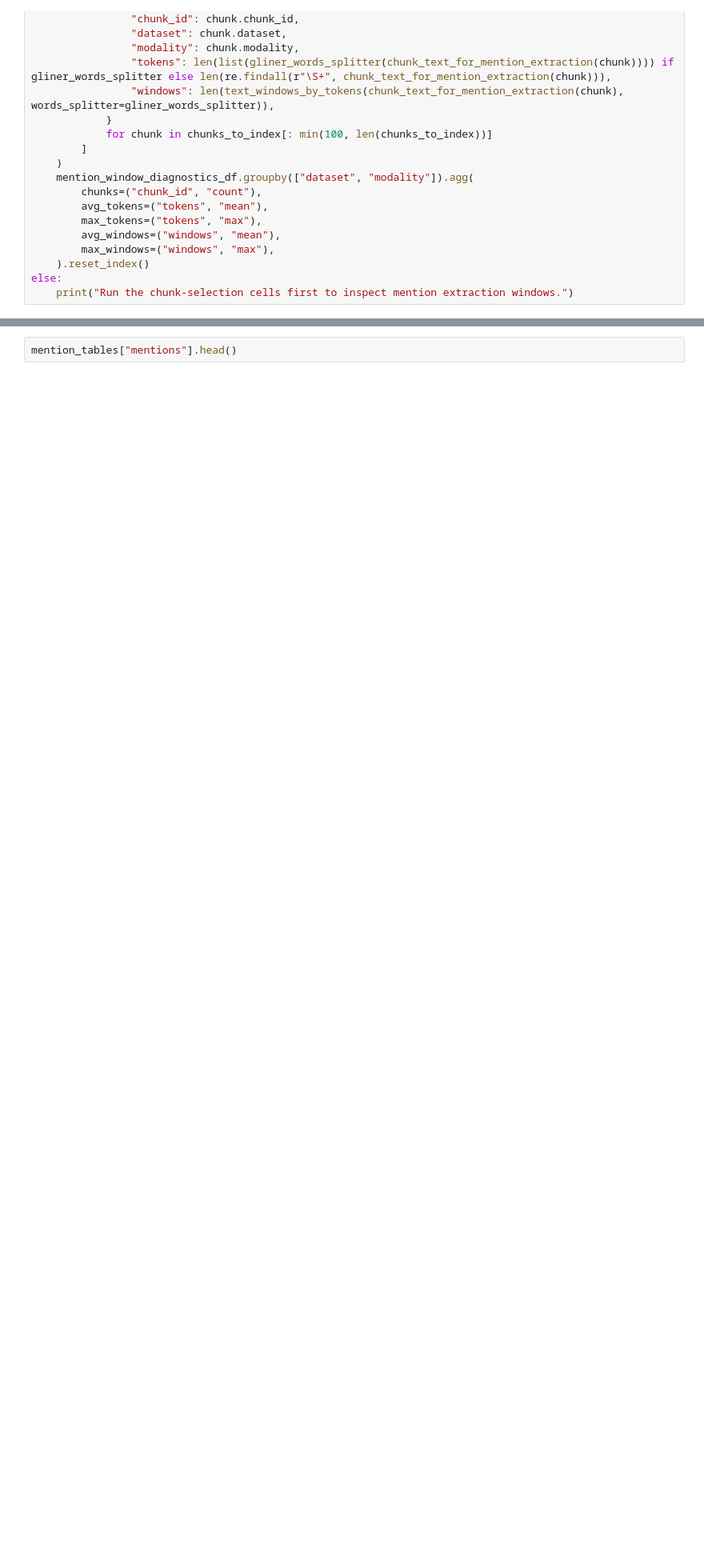
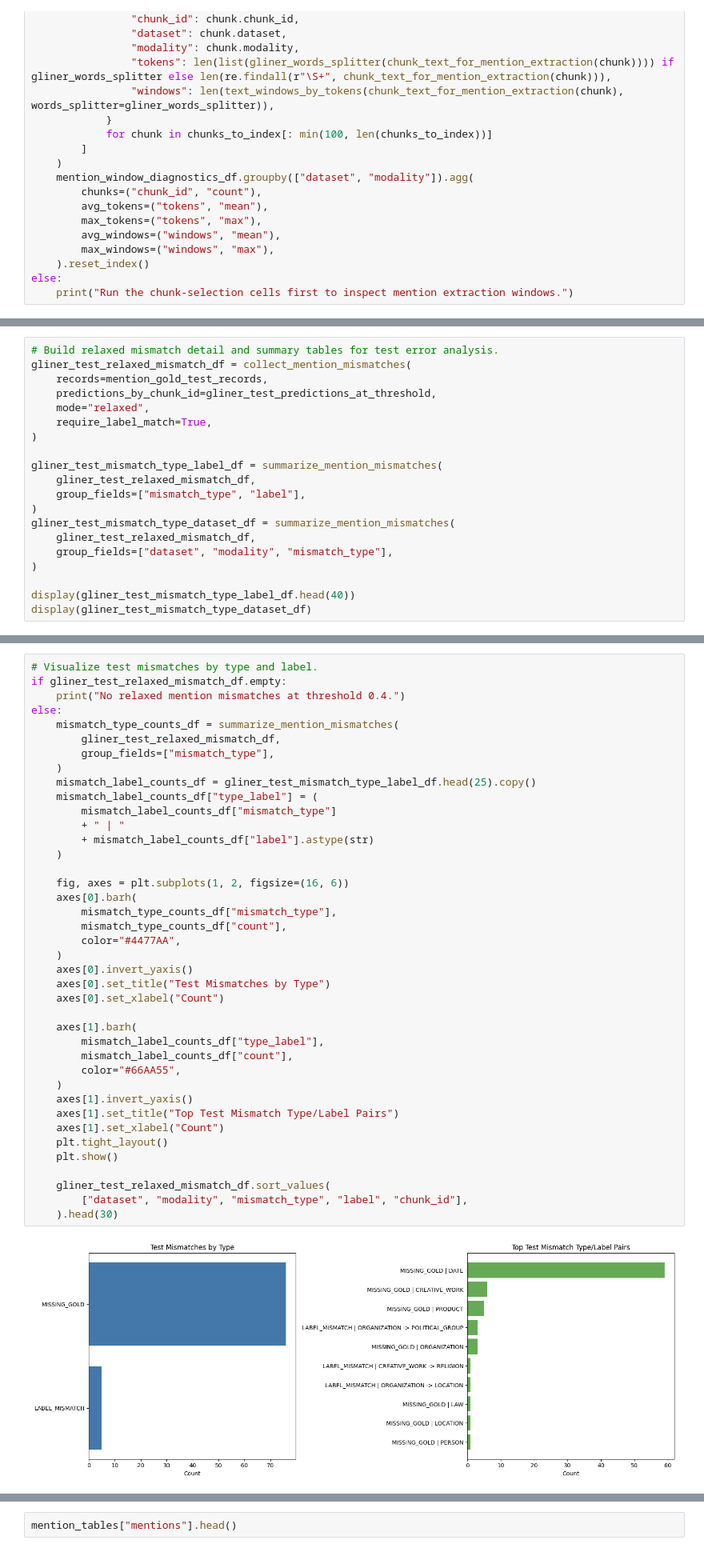
Before and after one commit to plminh-sdh/Design-and-Evaluation-of-Secure-Retrieval-Augmented-Systems-for-Large-Scale-Digital-Archives, a Jupyter notebook: Database.ipynb, the cells around one changed output, grey strips where cells are left out. Shown at 80% size. Drawn from its saved outputs; the diff is of its cells as text; blank space fills up the shorter version.

```diff
--- a/Database.ipynb
+++ b/Database.ipynb
@@ -2215,0 +2270,20 @@ Name: 15, dtype: object
+# %%
+# Build relaxed mismatch detail and summary tables for test error analysis.
+gliner_test_relaxed_mismatch_df = collect_mention_mismatches(
+    records=mention_gold_test_records,
+    predictions_by_chunk_id=gliner_test_predictions_at_threshold,
+    mode="relaxed",
+    require_label_match=True,
+)
+
+gliner_test_mismatch_type_label_df = summarize_mention_mismatches(
+    gliner_test_relaxed_mismatch_df,
+    group_fields=["mismatch_type", "label"],
+)
+gliner_test_mismatch_type_dataset_df = summarize_mention_mismatches(
+    gliner_test_relaxed_mismatch_df,
+    group_fields=["dataset", "modality", "mismatch_type"],
+)
+
+display(gliner_test_mismatch_type_label_df.head(40))
+display(gliner_test_mismatch_type_dataset_df)
@@ -2216,3 +2309,45 @@ Name: 15, dtype: object
+# %%
+# Visualize test mismatches by type and label.
+if gliner_test_relaxed_mismatch_df.empty:
+    print("No relaxed mention mismatches at threshold 0.4.")
+else:
+    mismatch_type_counts_df = summarize_mention_mismatches(
+        gliner_test_relaxed_mismatch_df,
+        group_fields=["mismatch_type"],
+    )
+    mismatch_label_counts_df = gliner_test_mismatch_type_label_df.head(25).copy()
+    mismatch_label_counts_df["type_label"] = (
+        mismatch_label_counts_df["mismatch_type"]
+        + " | "
+        + mismatch_label_counts_df["label"].astype(str)
+    )
+
+    fig, axes = plt.subplots(1, 2, figsize=(16, 6))
+    axes[0].barh(
+        mismatch_type_counts_df["mismatch_type"],
+        mismatch_type_counts_df["count"],
+        color="#4477AA",
+    )
+    axes[0].invert_yaxis()
+    axes[0].set_title("Test Mismatches by Type")
+    axes[0].set_xlabel("Count")
+
+    axes[1].barh(
+        mismatch_label_counts_df["type_label"],
+        mismatch_label_counts_df["count"],
+        color="#66AA55",
+    )
+    axes[1].invert_yaxis()
+    axes[1].set_title("Top Test Mismatch Type/Label Pairs")
+    axes[1].set_xlabel("Count")
+    plt.tight_layout()
+    plt.show()
+
+    gliner_test_relaxed_mismatch_df.sort_values(
+        ["dataset", "modality", "mismatch_type", "label", "chunk_id"],
+    ).head(30)
+# %% [output]
+[figure, added]
 # %% [markdown]
 #### 4.2.2. Run Mention Extraction on Selected Chunks
 
```
Also changed, not shown: parts of 11 cells of this notebook, 1 other file.
